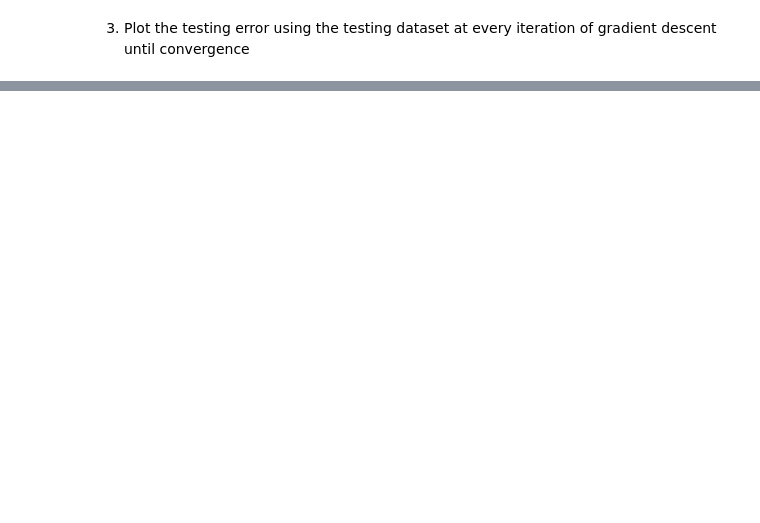
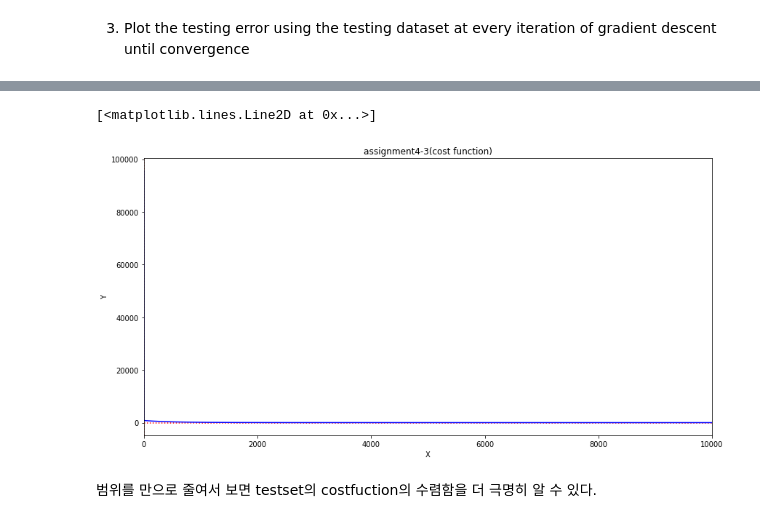
Before and after one commit to ChanWoongJeon/machinelearning, a Jupyter notebook: assignment4.ipynb, the cells around one changed output, grey strips where cells are left out. Drawn from its saved outputs; the diff is of its cells as text; code cells hidden in the pictures; blank space fills up the shorter version.

Commit message:
assignment4[3.complete]

```diff
--- a/assignment4.ipynb
+++ b/assignment4.ipynb
@@ -122,2 +124,24 @@ plt.plot(range(3000000),obj,color='b',label='cost function')
 # %% [markdown]
 3. Plot the testing error using the testing dataset at every iteration of gradient descent until convergence
+# %%
+import matplotlib.pyplot as plt
+
+obj = []
+theta = [[],[],[],[]]
+learning_rate =0.00001
+m = len(y_test[0])
+W = np.random.rand(1,4)
+for i in range(3000000):
+    cost = np.sum((np.dot(W,X_test)-y_test)**2)/(2*m)
+    for k in range(4):
+        theta[k].append(W[0][k])
+    obj.append(cost)
+    W = W - learning_rate*(((np.dot(W,X_test)-y_test)*X_test).sum(axis=1))/m
+
+plt.figure(figsize=(14, 7))
+plt.axvline(x=0, color = 'r',linestyle=':')
+plt.axhline(y=0, color = 'r',linestyle=':')
+plt.title("assignment4-3(cost function)")
+plt.xlabel('X')
+plt.ylabel('Y')
+plt.plot(range(3000000),obj,color='b',label='cost function')
@@ -123,0 +151,14 @@ plt.plot(range(3000000),obj,color='b',label='cost function')
+# %%
+plt.figure(figsize=(14, 7))
+plt.axvline(x=0, color = 'r',linestyle=':')
+plt.axhline(y=0, color = 'r',linestyle=':')
+plt.title("assignment4-3(cost function)")
+plt.xlabel('X')
+plt.ylabel('Y')
+plt.xlim(0,10000)
+plt.plot(range(3000000),obj,color='b',label='cost function')
+# %% [output]
+[<matplotlib.lines.Line2D at 0x...>]
+[figure, added]
+# %% [markdown]
+범위를 만으로 줄여서 보면 testset의 costfuction의 수렴함을 더 극명히 알 수 있다.
```
Also changed, not shown: parts of 3 cells of this notebook.
